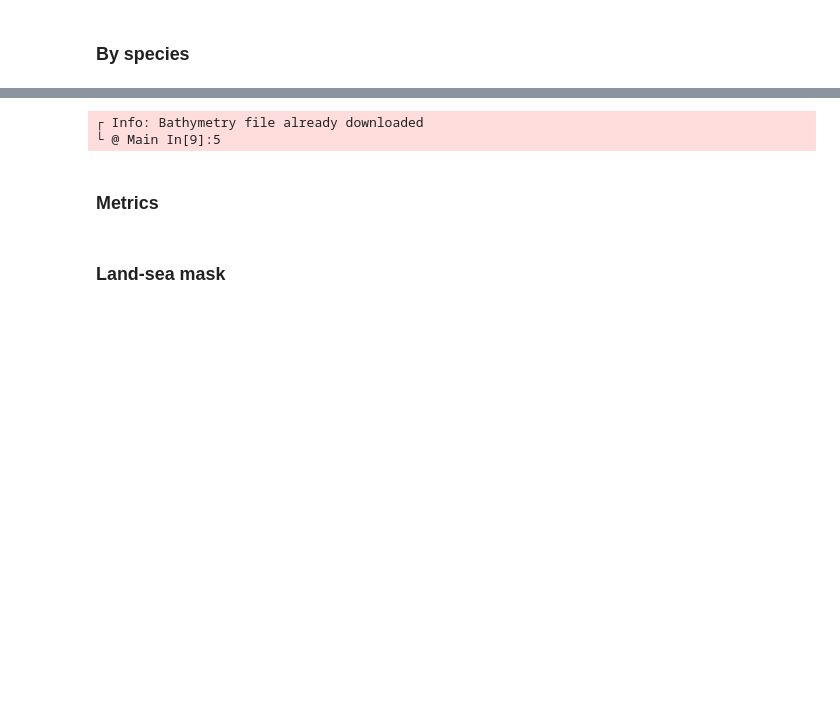
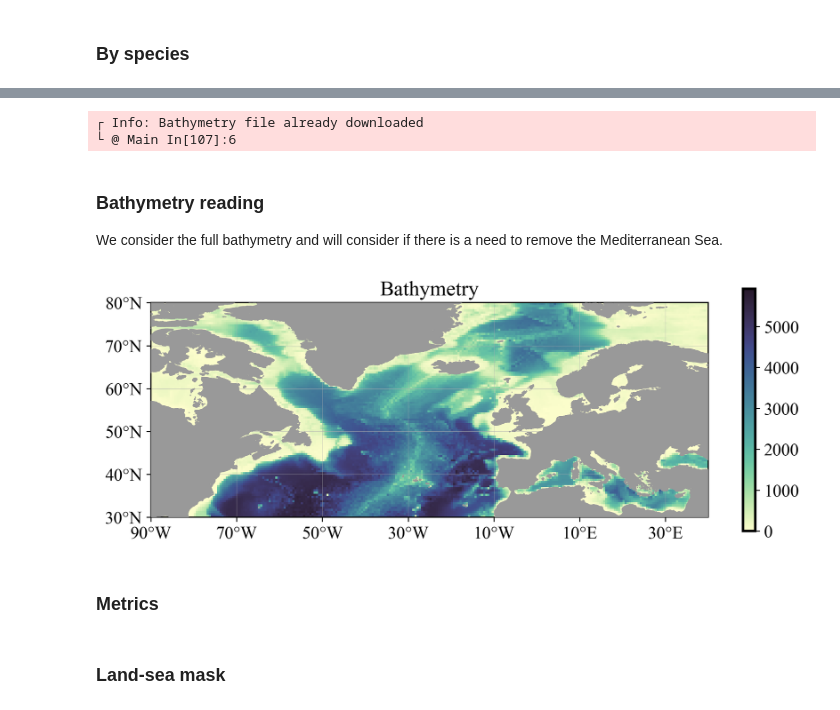
Before and after one commit to gher-uliege/BlueCloud-Plankton, a Jupyter notebook: src/read_occurence_data.ipynb, the cells around one changed output, grey strips where cells are left out. Saved outputs shown, nothing was run; the diff lists cells and outputs as text; code cells hidden in the pictures; blank space fills up the shorter version.

Commit message:
updating main script

```diff
--- a/src/read_occurence_data.ipynb
+++ b/src/read_occurence_data.ipynb
@@ -20,6 +27,7 @@ mticker = pyimport("matplotlib.ticker")
 myproj = ccrs.PlateCarree()
 coast = cfeature.GSHHSFeature(scale="intermediate");
 coast_h = cfeature.GSHHSFeature(scale="high");
+cmocean = pyimport("cmocean")
 
 mpl = pyimport("matplotlib");
 cartopyticker = pyimport("cartopy.mpl.ticker")
@@ -122,4 +192,5 @@ bathname = joinpath(datadir, "gebco_30sec_16.nc")
 # %%
+bathname = joinpath(datadir, "gebco_30sec_16.nc")
 if !isfile(bathname)
     @info("Download bathymetry")
     download("https://dox.ulg.ac.be/index.php/s/U0pqyXhcQrXjEUX/download",bathname)
@@ -128,17 +199,24 @@ else
 end
 # %% [output]
 ┌ Info: Bathymetry file already downloaded
-└ @ Main In[9]:5
+└ @ Main In[107]:6
+# %% [markdown]
+### Bathymetry reading
+We consider the full bathymetry and will consider if there is a need to remove the Mediterranean Sea.
 # %%
 bx, by, b = load_bath(bathname, true, longrid, latgrid);
 # %%
 fig = PyPlot.figure(figsize=(10, 10))
 ax = PyPlot.subplot(111, projection=myproj)
-pcm = ax.pcolor(bx, by, b');
+pcm = ax.pcolor(bx, by, b', cmap=cmocean.cm.deep, vmin=0.);
 colorbar(pcm, orientation="vertical", shrink=0.35)
+decorate_domain_map(ax, coast)
 PyPlot.title("Bathymetry")
 PyPlot.savefig(joinpath(figdir, "domain_bathymetry2"), dpi=300, bbox_inches="tight")
-PyPlot.close()
+PyPlot.show()
+#PyPlot.close()
+# %% [output]
+[figure, added]
 # %% [markdown]
 ### Metrics
 # %%
```
Also changed, not shown: parts of 29 cells of this notebook.
